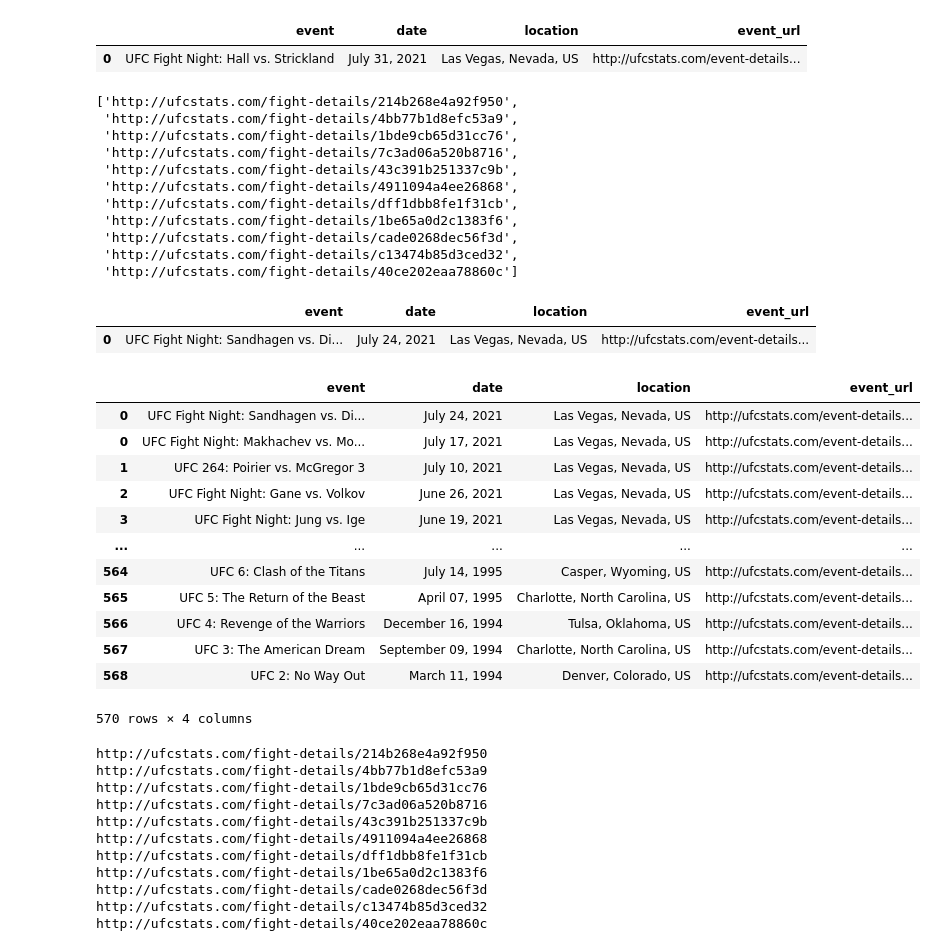
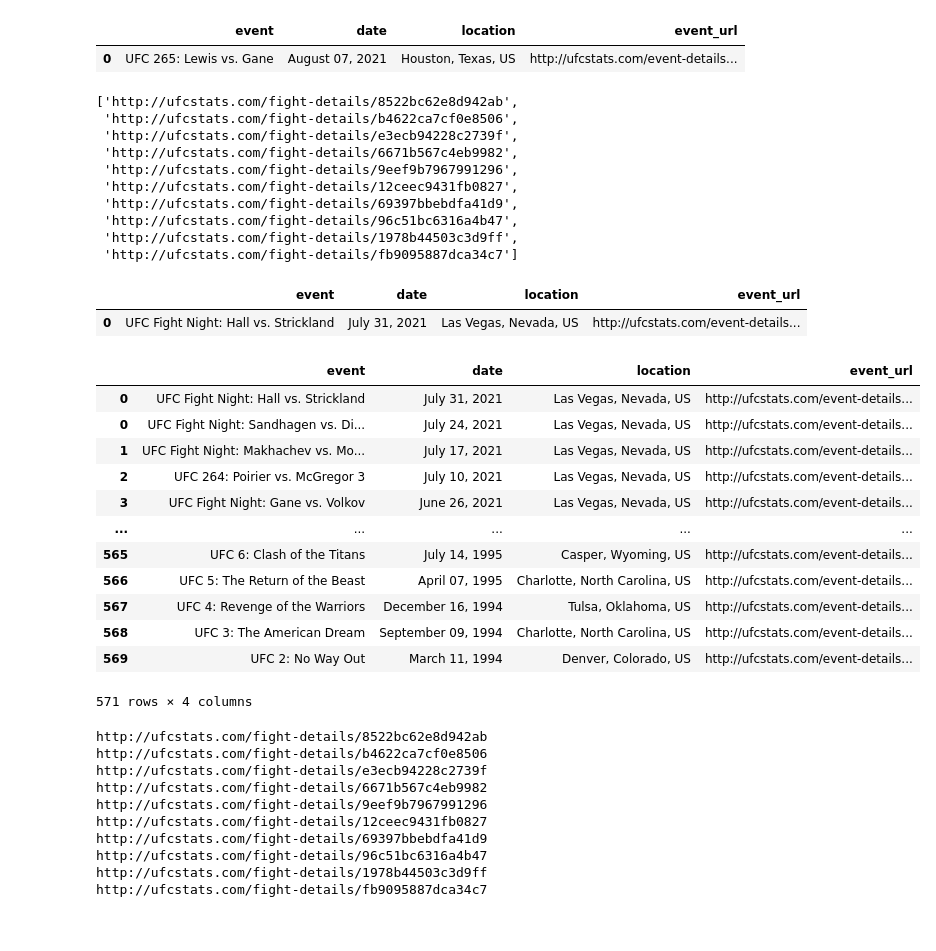
Before and after one commit to a925sw/ufc_stats, a Jupyter notebook: scrapers/updater.ipynb, the cells around one changed output. Saved outputs shown, nothing was run; the diff lists cells and outputs as text; code cells hidden in the pictures.

```diff
--- a/scrapers/updater.ipynb
+++ b/scrapers/updater.ipynb
@@ -6,10 +6,10 @@ from bs4 import BeautifulSoup as bs
 import requests
 from splinter import Browser
 # %%
-executable_path = {'executable_path': '../static/geckodriver'}
-browser = Browser('firefox', **executable_path, headless=True)
-# executable_path = {'executable_path': '../static/chromedriver.exe'}
-# browser = Browser('chrome', **executable_path, headless=True)
+# executable_path = {'executable_path': '../static/geckodriver'}
+# browser = Browser('firefox', **executable_path, headless=True)
+executable_path = {'executable_path': '../static/chromedriver.exe'}
+browser = Browser('chrome', **executable_path, headless=True)
 # %%
 pd.set_option('display.max_columns', None)
 # %%
@@ -53,4 +53,4 @@ fight_urls_df
 # %%
-fight_urls = fight_urls_df["url"].tolist()
+fight_urls = fight_urls_df["fight_url"].tolist()
 fight_urls
 # %% [output]
@@ -148,7 +146,7 @@ future_event_df["location"] = future_event_df["location"].str.strip("LOCATION:")
 future_event_df
 # %% [output]
 |  | event | date | location | event_url |
-| 0 | UFC Fight Night: Hall vs. Strickland | July 31, 2021 | Las Vegas, Nevada, US | http://ufcstats.com/event-details... |
+| 0 | UFC 265: Lewis vs. Gane | August 07, 2021 | Houston, Texas, US | http://ufcstats.com/event-details... |
 # %%
 future_event_df.to_csv("../data/future_event_data.csv")
 # %%
@@ -180,17 +178,16 @@ for event in new_event_urls:
 
 new_fight_urls
 # %% [output]
-['http://ufcstats.com/fight-details/214b268e4a92f950',
- 'http://ufcstats.com/fight-details/4bb77b1d8efc53a9',
- 'http://ufcstats.com/fight-details/1bde9cb65d31cc76',
- 'http://ufcstats.com/fight-details/7c3ad06a520b8716',
- 'http://ufcstats.com/fight-details/43c391b251337c9b',
- 'http://ufcstats.com/fight-details/4911094a4ee26868',
- 'http://ufcstats.com/fight-details/dff1dbb8fe1f31cb',
- 'http://ufcstats.com/fight-details/1be65a0d2c1383f6',
- 'http://ufcstats.com/fight-details/cade0268dec56f3d',
- 'http://ufcstats.com/fight-details/c13474b85d3ced32',
- 'http://ufcstats.com/fight-details/40ce202eaa78860c']
+['http://ufcstats.com/fight-details/8522bc62e8d942ab',
+ 'http://ufcstats.com/fight-details/b4622ca7cf0e8506',
+ 'http://ufcstats.com/fight-details/e3ecb94228c2739f',
+ 'http://ufcstats.com/fight-details/6671b567c4eb9982',
+ 'http://ufcstats.com/fight-details/9eef9b7967991296',
+ 'http://ufcstats.com/fight-details/12ceec9431fb0827',
+ 'http://ufcstats.com/fight-details/69397bbebdfa41d9',
+ 'http://ufcstats.com/fight-details/96c51bc6316a4b47',
+ 'http://ufcstats.com/fight-details/1978b44503c3d9ff',
+ 'http://ufcstats.com/fight-details/fb9095887dca34c7']
 # %%
 new_event_df = pd.DataFrame(new_events_data)
 new_event_df["date"] = new_event_df["date"].str.strip("DATE:")
@@ -198,26 +195,26 @@ new_event_df["location"] = new_event_df["location"].str.strip("LOCATION:")
 new_event_df
 # %% [output]
 |  | event | date | location | event_url |
-| 0 | UFC Fight Night: Sandhagen vs. Di... | July 24, 2021 | Las Vegas, Nevada, US | http://ufcstats.com/event-details... |
+| 0 | UFC Fight Night: Hall vs. Strickland | July 31, 2021 | Las Vegas, Nevada, US | http://ufcstats.com/event-details... |
 # %%
 event_frames = [new_event_df, event_df]
 rolling_event_df = pd.concat(event_frames)
-rolling_event_df = rolling_event_df.drop(columns="Unnamed: 0")
+# rolling_event_df = rolling_event_df.drop(columns="Unnamed: 0")
 rolling_event_df
 # %% [output]
 |  | event | date | location | event_url |
+| 0 | UFC Fight Night: Hall vs. Strickland | July 31, 2021 | Las Vegas, Nevada, US | http://ufcstats.com/event-details... |
 | 0 | UFC Fight Night: Sandhagen vs. Di... | July 24, 2021 | Las Vegas, Nevada, US | http://ufcstats.com/event-details... |
-| 0 | UFC Fight Night: Makhachev vs. Mo... | July 17, 2021 | Las Vegas, Nevada, US | http://ufcstats.com/event-details... |
-| 1 | UFC 264: Poirier vs. McGregor 3 | July 10, 2021 | Las Vegas, Nevada, US | http://ufcstats.com/event-details... |
-| 2 | UFC Fight Night: Gane vs. Volkov | June 26, 2021 | Las Vegas, Nevada, US | http://ufcstats.com/event-details... |
-| 3 | UFC Fight Night: Jung vs. Ige | June 19, 2021 | Las Vegas, Nevada, US | http://ufcstats.com/event-details... |
+| 1 | UFC Fight Night: Makhachev vs. Mo... | July 17, 2021 | Las Vegas, Nevada, US | http://ufcstats.com/event-details... |
+| 2 | UFC 264: Poirier vs. McGregor 3 | July 10, 2021 | Las Vegas, Nevada, US | http://ufcstats.com/event-details... |
+| 3 | UFC Fight Night: Gane vs. Volkov | June 26, 2021 | Las Vegas, Nevada, US | http://ufcstats.com/event-details... |
 | ... | ... | ... | ... | ... |
-| 564 | UFC 6: Clash of the Titans | July 14, 1995 | Casper, Wyoming, US | http://ufcstats.com/event-details... |
-| 565 | UFC 5: The Return of the Beast | April 07, 1995 | Charlotte, North Carolina, US | http://ufcstats.com/event-details... |
-| 566 | UFC 4: Revenge of the Warriors | December 16, 1994 | Tulsa, Oklahoma, US | http://ufcstats.com/event-details... |
-| 567 | UFC 3: The American Dream | September 09, 1994 | Charlotte, North Carolina, US | http://ufcstats.com/event-details... |
-| 568 | UFC 2: No Way Out | March 11, 1994 | Denver, Colorado, US | http://ufcstats.com/event-details... |
+| 565 | UFC 6: Clash of the Titans | July 14, 1995 | Casper, Wyoming, US | http://ufcstats.com/event-details... |
+| 566 | UFC 5: The Return of the Beast | April 07, 1995 | Charlotte, North Carolina, US | http://ufcstats.com/event-details... |
+| 567 | UFC 4: Revenge of the Warriors | December 16, 1994 | Tulsa, Oklahoma, US | http://ufcstats.com/event-details... |
+| 568 | UFC 3: The American Dream | September 09, 1994 | Charlotte, North Carolina, US | http://ufcstats.com/event-details... |
+| 569 | UFC 2: No Way Out | March 11, 1994 | Denver, Colorado, US | http://ufcstats.com/event-details... |
-570 rows × 4 columns
+571 rows × 4 columns
 # %%
 rolling_event_df.to_csv("../data/rolling_event_data.csv")
 # %%
@@ -369,17 +366,16 @@ for fight_url in new_fight_urls:
     fighter_data.append(fighter_2_info)
     full_fight_data.append(fight_info)
 # %% [output]
-http://ufcstats.com/fight-details/214b268e4a92f950
-http://ufcstats.com/fight-details/4bb77b1d8efc53a9
-http://ufcstats.com/fight-details/1bde9cb65d31cc76
-http://ufcstats.com/fight-details/7c3ad06a520b8716
-http://ufcstats.com/fight-details/43c391b251337c9b
-http://ufcstats.com/fight-details/4911094a4ee26868
-http://ufcstats.com/fight-details/dff1dbb8fe1f31cb
-http://ufcstats.com/fight-details/1be65a0d2c1383f6
-http://ufcstats.com/fight-details/cade0268dec56f3d
-http://ufcstats.com/fight-details/c13474b85d3ced32
-http://ufcstats.com/fight-details/40ce202eaa78860c
+http://ufcstats.com/fight-details/8522bc62e8d942ab
+http://ufcstats.com/fight-details/b4622ca7cf0e8506
+http://ufcstats.com/fight-details/e3ecb94228c2739f
+http://ufcstats.com/fight-details/6671b567c4eb9982
+http://ufcstats.com/fight-details/9eef9b7967991296
+http://ufcstats.com/fight-details/12ceec9431fb0827
+http://ufcstats.com/fight-details/69397bbebdfa41d9
+http://ufcstats.com/fight-details/96c51bc6316a4b47
+http://ufcstats.com/fight-details/1978b44503c3d9ff
+http://ufcstats.com/fight-details/fb9095887dca34c7
 # %%
 new_fights_df = pd.DataFrame(full_fight_data)
 new_fights_df
```
Also changed, not shown: parts of 15 cells of this notebook, 18 other files.
